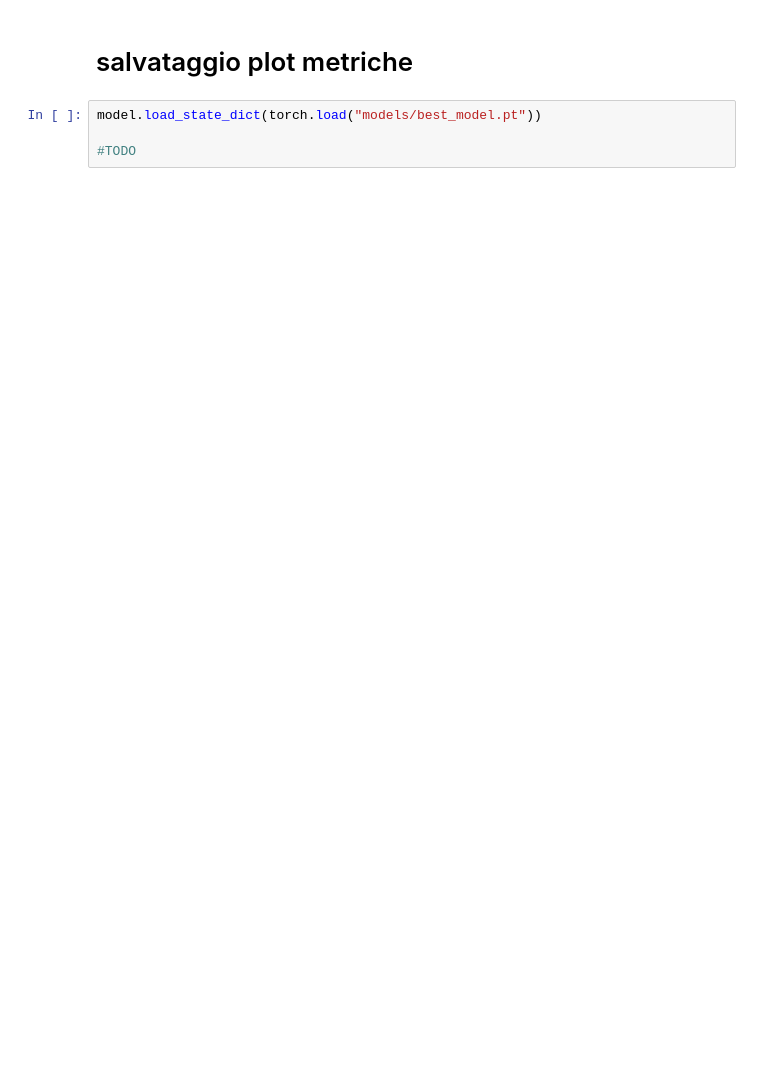
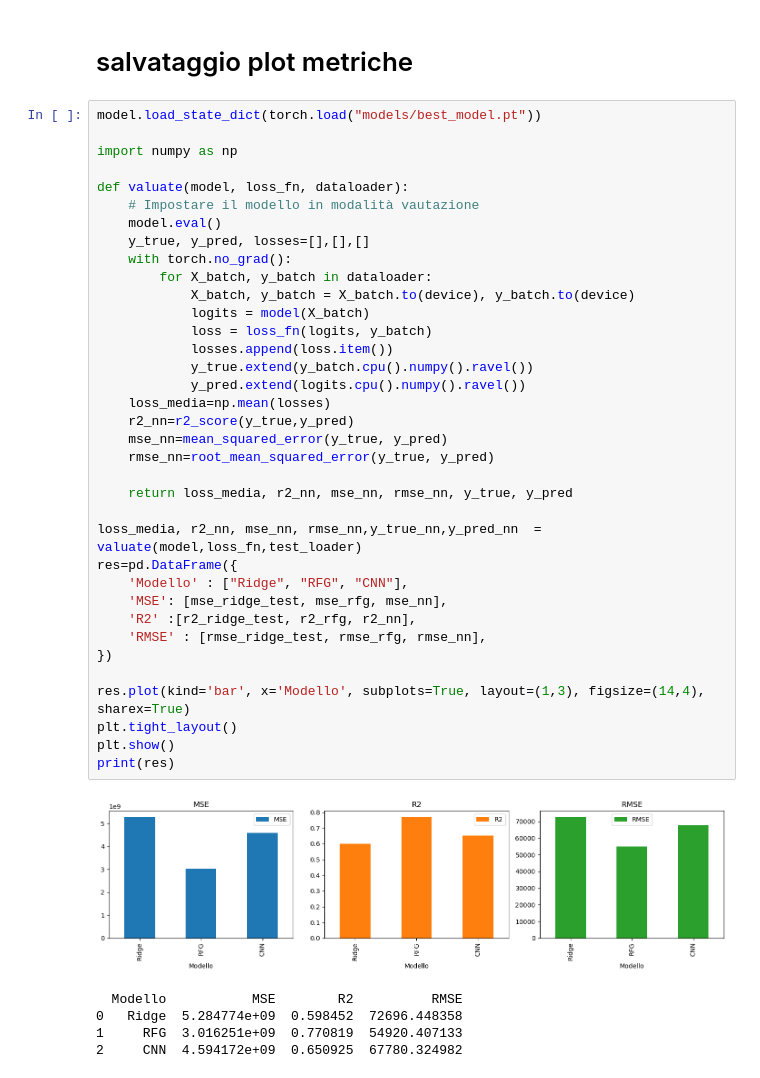
Before and after one commit to Anelgo02/BigData-notebooks, a Jupyter notebook: BigData (MODULO 2)/Compito 17-01-2024/compito.ipynb, the cells around one changed output. Drawn from its saved outputs; the diff is of its cells as text; blank space fills up the shorter version.

```diff
--- a/BigData (MODULO 2)/Compito 17-01-2024/compito.ipynb
+++ b/BigData (MODULO 2)/Compito 17-01-2024/compito.ipynb
@@ -337,4 +419,42 @@ torch.save(model.state_dict(), 'models/best_model.pt')
 # %%
 model.load_state_dict(torch.load("models/best_model.pt"))
 
-#TODO
+import numpy as np
+
+def valuate(model, loss_fn, dataloader):
+    # Impostare il modello in modalità vautazione
+    model.eval()
+    y_true, y_pred, losses=[],[],[]
+    with torch.no_grad():
+        for X_batch, y_batch in dataloader:
+            X_batch, y_batch = X_batch.to(device), y_batch.to(device)
+            logits = model(X_batch)
+            loss = loss_fn(logits, y_batch)
+            losses.append(loss.item())
+            y_true.extend(y_batch.cpu().numpy().ravel())
+            y_pred.extend(logits.cpu().numpy().ravel())
+    loss_media=np.mean(losses)
+    r2_nn=r2_score(y_true,y_pred)
+    mse_nn=mean_squared_error(y_true, y_pred)
+    rmse_nn=root_mean_squared_error(y_true, y_pred)
+
+    return loss_media, r2_nn, mse_nn, rmse_nn, y_true, y_pred
+
+loss_media, r2_nn, mse_nn, rmse_nn,y_true_nn,y_pred_nn  = valuate(model,loss_fn,test_loader)
+res=pd.DataFrame({
+    'Modello' : ["Ridge", "RFG", "CNN"],
+    'MSE': [mse_ridge_test, mse_rfg, mse_nn],
+    'R2' :[r2_ridge_test, r2_rfg, r2_nn],
+    'RMSE' : [rmse_ridge_test, rmse_rfg, rmse_nn],
+})
+
+res.plot(kind='bar', x='Modello', subplots=True, layout=(1,3), figsize=(14,4), sharex=True)
+plt.tight_layout()
+plt.show()
+print(res)
+# %% [output]
+[figure, added]
+  Modello           MSE        R2          RMSE
+0   Ridge  5.284774e+09  0.598452  72696.448358
+1     RFG  3.016251e+09  0.770819  54920.407133
+2     CNN  4.594172e+09  0.650925  67780.324982
```
Also changed, not shown: parts of 3 cells of this notebook, 2 other files.
